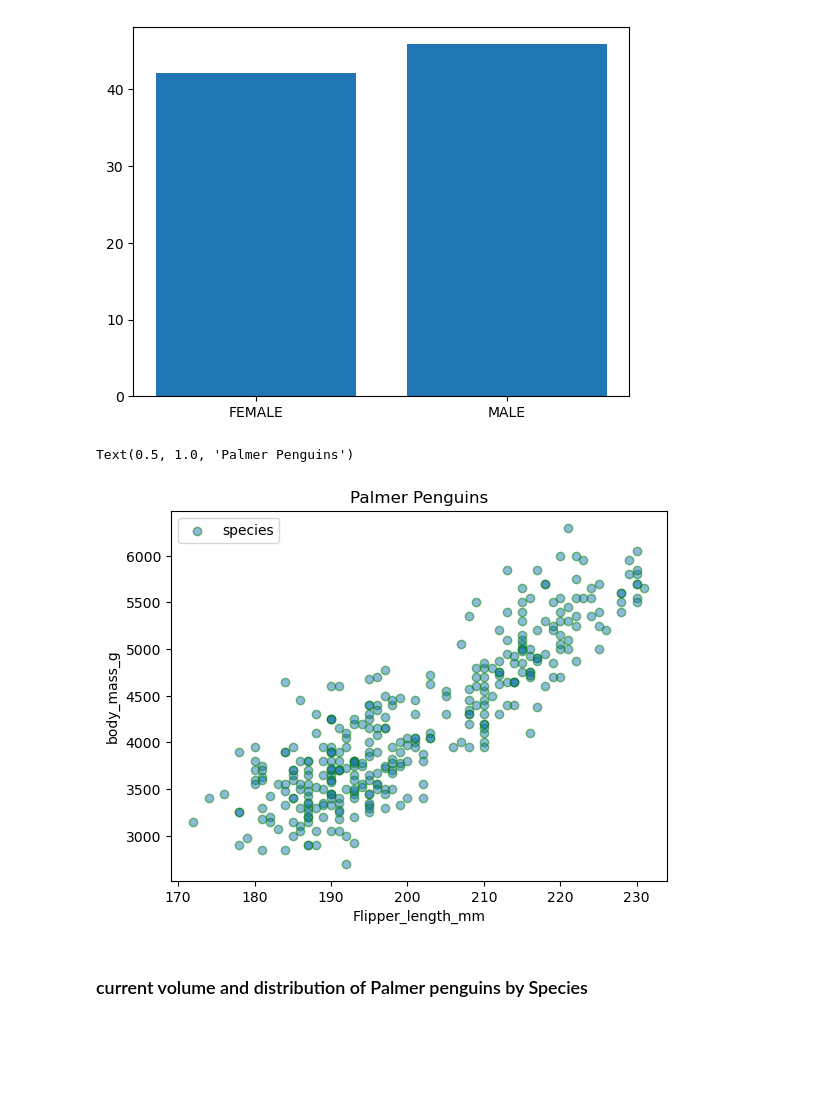
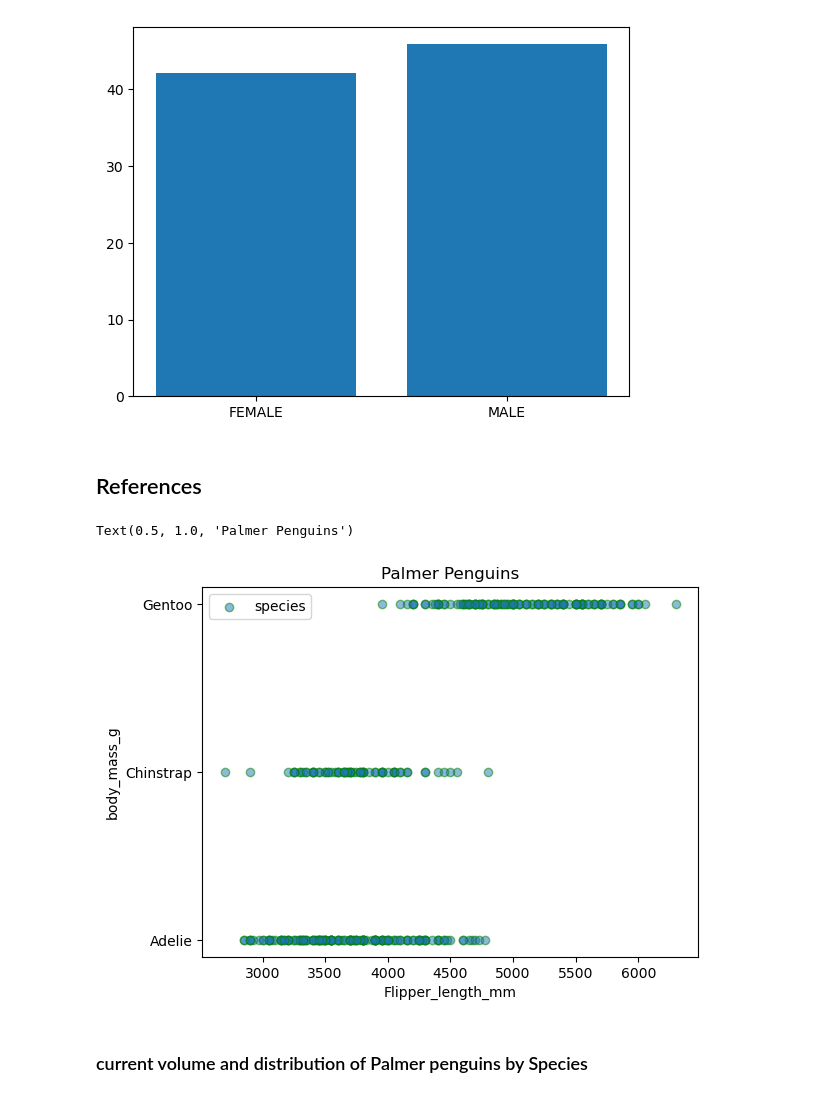
Before and after one commit to RobAstur/Principles-of-data-analytics-, a Jupyter notebook: penguins.ipynb, the cells around one changed output. Drawn from its saved outputs; the diff is of its cells as text; code cells hidden in the pictures; blank space fills up the shorter version.

```diff
--- a/penguins.ipynb
+++ b/penguins.ipynb
@@ -90,18 +157,20 @@ plt.bar(xd['sex'], xd['bill_length_mm'])
 # %% [output]
 <BarContainer object of 2 artists>
 [figure]
+# %% [markdown]
+## References
 # %%
 
 
-plt.scatter(flipper_length, body_mass, alpha=0.5, edgecolors='g', linewidths=1)
+plt.scatter(body_mass, df ["species"], alpha=0.5, edgecolors='g', linewidths=1)
 plt.legend(["species"])
 
 plt.xlabel("Flipper_length_mm")
 plt.ylabel("body_mass_g")
 plt.title("Palmer Penguins")
 # %% [output]
 Text(0.5, 1.0, 'Palmer Penguins')
-[figure, old version]
+[figure, new version]
 # %% [markdown]
 ### current volume and distribution of Palmer penguins by Species
 # %% [markdown]
```
Also changed, not shown: parts of 19 cells of this notebook.
